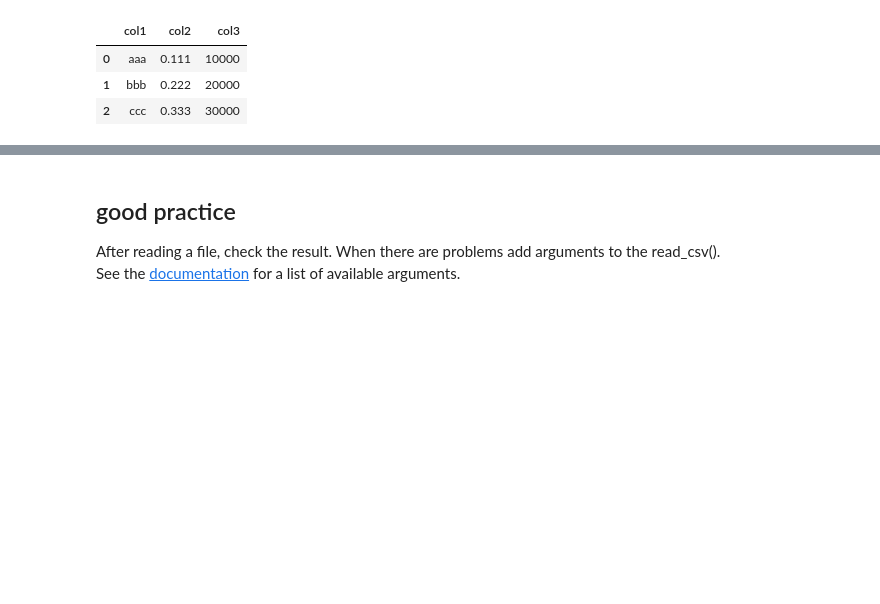
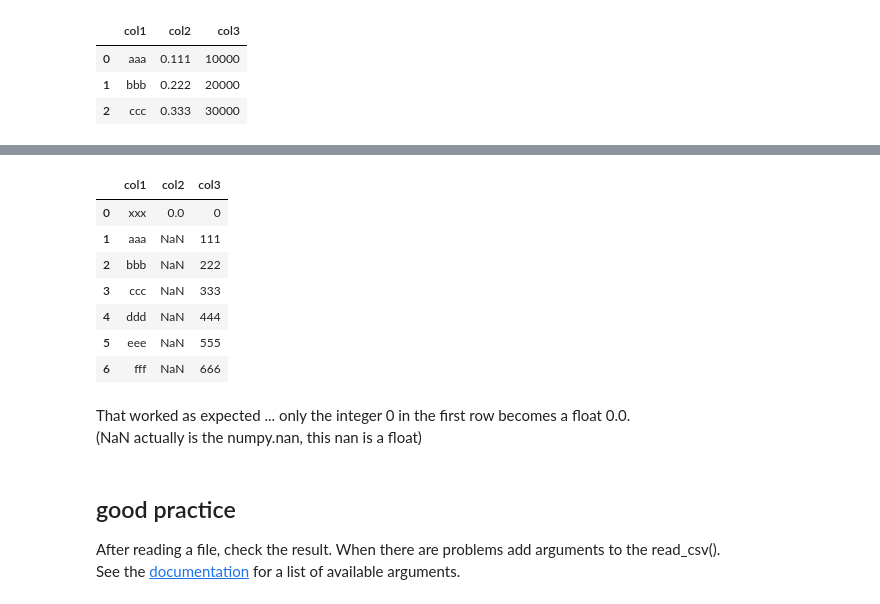
Before and after one commit to vilkoos/transformation_cookbook, a Jupyter notebook: cookbook/110_read_data_from_file.ipynb, the cells around one changed output, grey strips where cells are left out. Saved outputs shown, nothing was run; the diff lists cells and outputs as text; code cells hidden in the pictures; blank space fills up the shorter version.

```diff
--- a/cookbook/110_read_data_from_file.ipynb
+++ b/cookbook/110_read_data_from_file.ipynb
@@ -124,3 +175,18 @@ dat2
+# %%
+nans = pd.read_csv('./dat/nans.csv', na_values=['None','999'])
+nans
+# %% [output]
+|  | col1 | col2 | col3 |
+| 0 | xxx | 0.0 | 0 |
+| 1 | aaa | NaN | 111 |
+| 2 | bbb | NaN | 222 |
+| 3 | ccc | NaN | 333 |
+| 4 | ddd | NaN | 444 |
+| 5 | eee | NaN | 555 |
+| 6 | fff | NaN | 666 |
+# %% [markdown]
+That worked as expected ... only the integer 0 in the first row becomes a float 0.0.
+(NaN actually is the numpy.nan, this nan is a float)
 # %% [markdown]
 ## good practice
 
```
Also changed, not shown: parts of 9 cells of this notebook.
